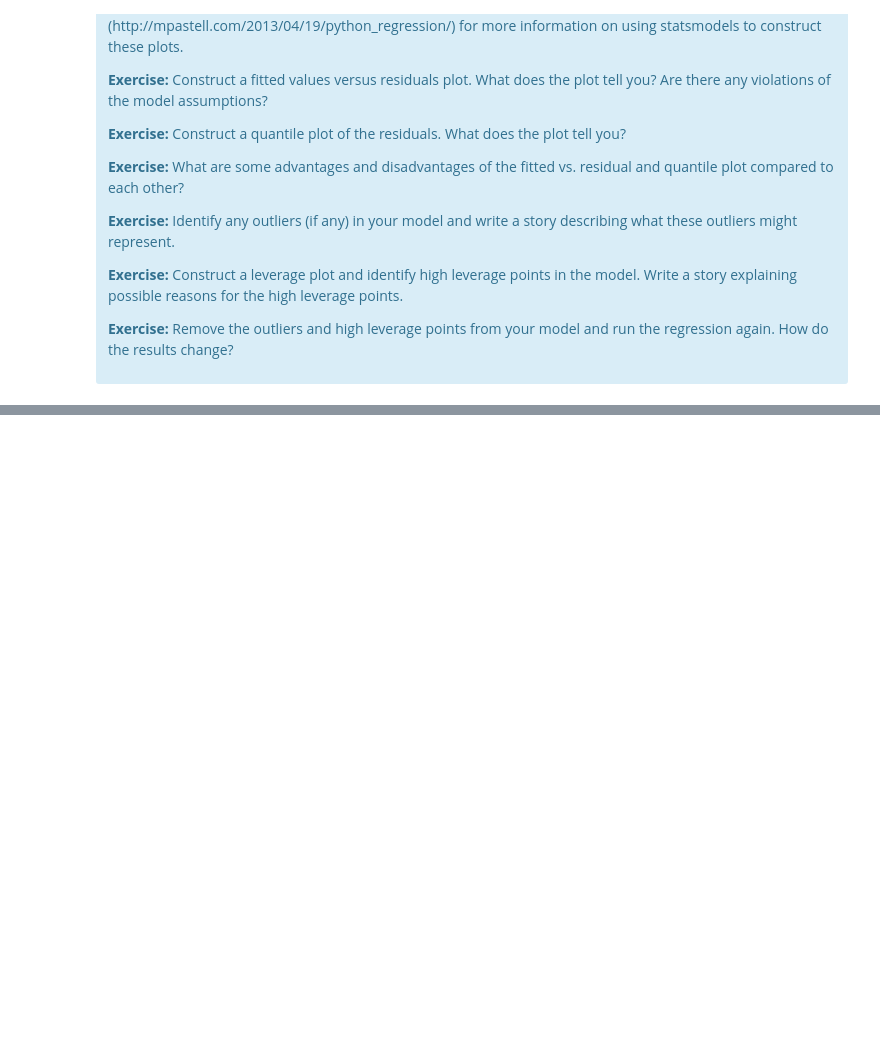
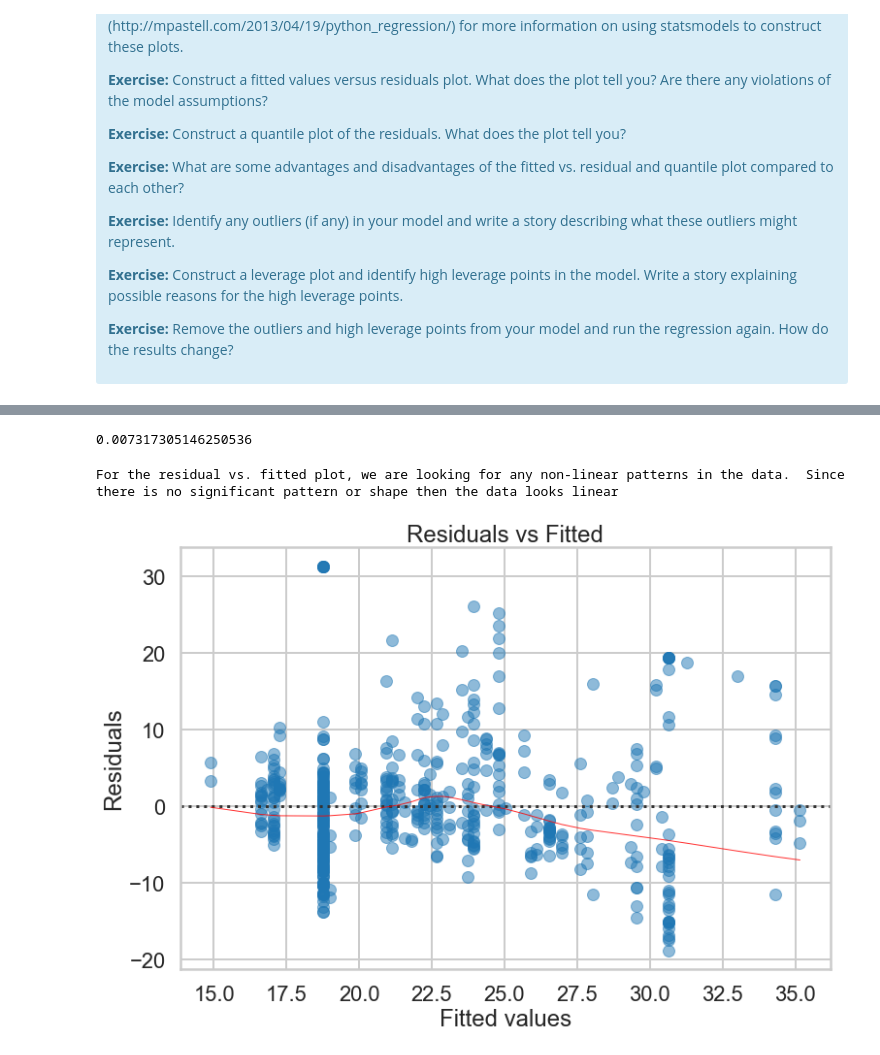
Before and after one commit to addiwei/Springboard, a Jupyter notebook: Mini_Project_Linear_Regression.ipynb, the cells around one changed output, grey strips where cells are left out. Drawn from its saved outputs; the diff is of its cells as text; code cells hidden in the pictures; blank space fills up the shorter version.

```diff
--- a/Mini_Project_Linear_Regression.ipynb
+++ b/Mini_Project_Linear_Regression.ipynb
@@ -709,0 +826,4 @@ There are some other issues that are important investigate with linear regressio
+# %%
+# Your turn.
+fitted = ols('PRICE ~ PTRATIO',bos).fit()
+print(fitted.summary())
@@ -709,0 +848,42 @@ There are some other issues that are important investigate with linear regressio
+# %%
+model_fitted_y = fitted.fittedvalues
+
+# model residuals
+model_residuals = fitted.resid
+
+# normalized residuals
+model_norm_residuals = fitted.get_influence().resid_studentized_internal
+
+# absolute squared normalized residuals
+model_norm_residuals_abs_sqrt = np.sqrt(np.abs(model_norm_residuals))
+
+# absolute residuals
+model_abs_resid = np.abs(model_residuals)
+
+# leverage, from statsmodels internals
+model_leverage = fitted.get_influence().hat_matrix_diag
+
+# cook's distance, from statsmodels internals
+model_cooks = fitted.get_influence().cooks_distance[0]
+# %%
+print(model_leverage[282])
+# %% [output]
+0.007317305146250536
+# %%
+# Exercise: Construct a fitted values versus residuals plot. What does the plot tell you? Are there any violations of the model assumptions?
+plot_lm_1 = plt.figure(1)
+plot_lm_1.set_figheight(8)
+plot_lm_1.set_figwidth(12)
+
+plot_lm_1.axes[0] = sns.residplot(model_fitted_y, 'PRICE', data=bos,
+                          lowess=True,
+                          scatter_kws={'alpha': 0.5},
+                          line_kws={'color': 'red', 'lw': 1, 'alpha': 0.8})
+
+plot_lm_1.axes[0].set_title('Residuals vs Fitted')
+plot_lm_1.axes[0].set_xlabel('Fitted values')
+plot_lm_1.axes[0].set_ylabel('Residuals')
+print('For the residual vs. fitted plot, we are looking for any non-linear patterns in the data.  Since there is no significant pattern or shape then the data looks linear')
+# %% [output]
+For the residual vs. fitted plot, we are looking for any non-linear patterns in the data.  Since there is no significant pattern or shape then the data looks linear
+[figure, added]
```
Also changed, not shown: parts of 36 cells of this notebook, 1 other file.
